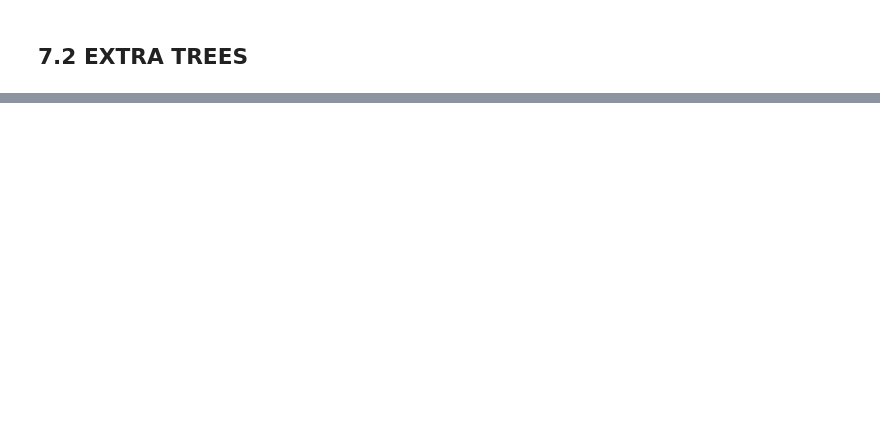
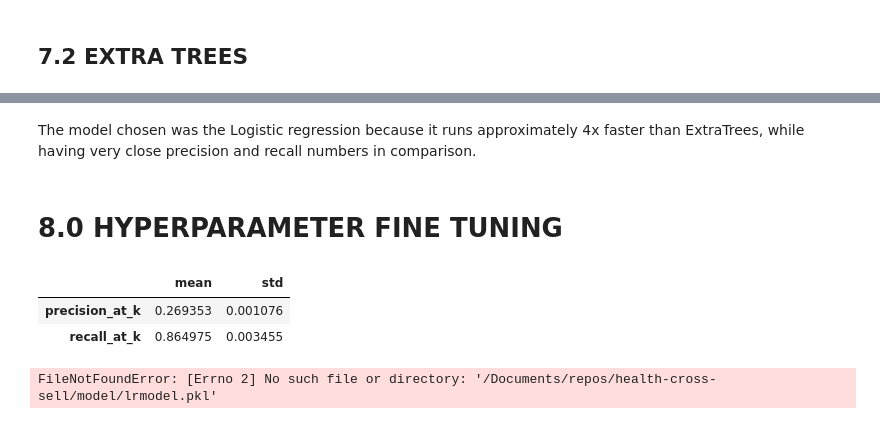
Before and after one commit to gustavo-chagas/health-cross-sell, a Jupyter notebook: p07-health-cross-sell.ipynb, the cells around one changed output, grey strips where cells are left out. Saved outputs shown, nothing was run; the diff lists cells and outputs as text; code cells hidden in the pictures; blank space fills up the shorter version.

Commit message:
model chosen from cross validation

```diff
--- a/p07-health-cross-sell.ipynb
+++ b/p07-health-cross-sell.ipynb
@@ -696,0 +698,20 @@ cv.runCrossValidation(et, x_train, x_validation,y_train,y_val, n_splits = 5, n_r
+# %% [markdown]
+The model chosen was the Logistic regression because it runs approximately 4x faster than ExtraTrees, while having very close precision and recall numbers in comparison.
+# %% [markdown]
+# 8.0 HYPERPARAMETER FINE TUNING
+# %%
+lr_model = lr(penalty = 'none',
+                              solver = 'sag',
+                              class_weight = 'balanced',
+                              max_iter = 1000,
+                              n_jobs=-1)
+
+cv.runCrossValidation(lr_model, x_train, x_validation,y_train,y_val, n_splits = 5, n_repeats = 2, top_k = 30000, verbose=False)
+# %% [output]
+|  | mean | std |
+| precision_at_k | 0.269353 | 0.001076 |
+| recall_at_k | 0.864975 | 0.003455 |
+# %%
+pickle.dump(lr_model, open('c/Documents/repos/health-cross-sell/model/lrmodel.pkl', 'wb'))
+# %% [output]
+FileNotFoundError: [Errno 2] No such file or directory: '/Documents/repos/health-cross-sell/model/lrmodel.pkl'
```
Also changed, not shown: parts of 4 cells of this notebook.
